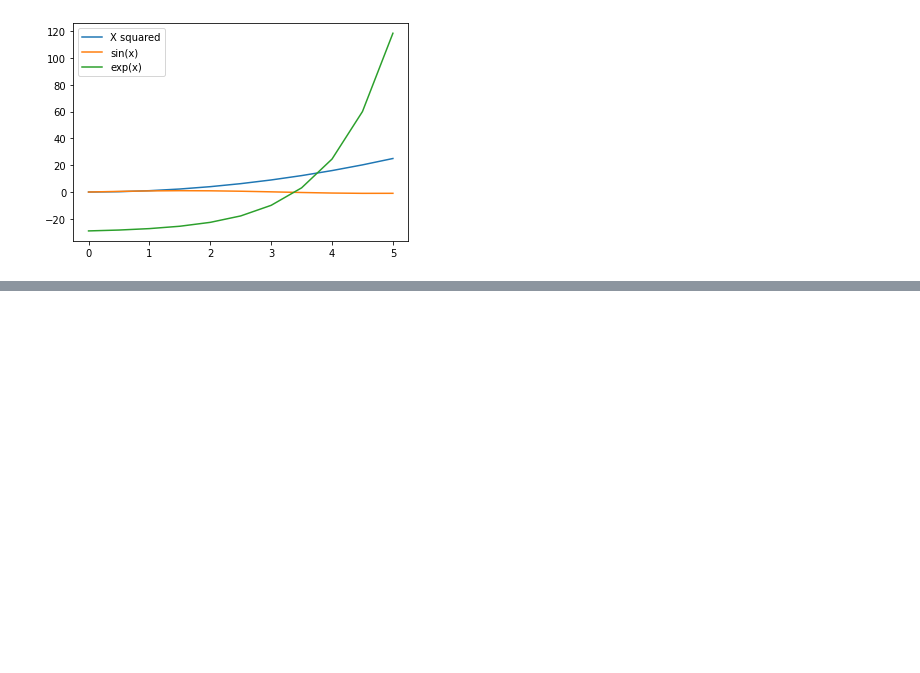
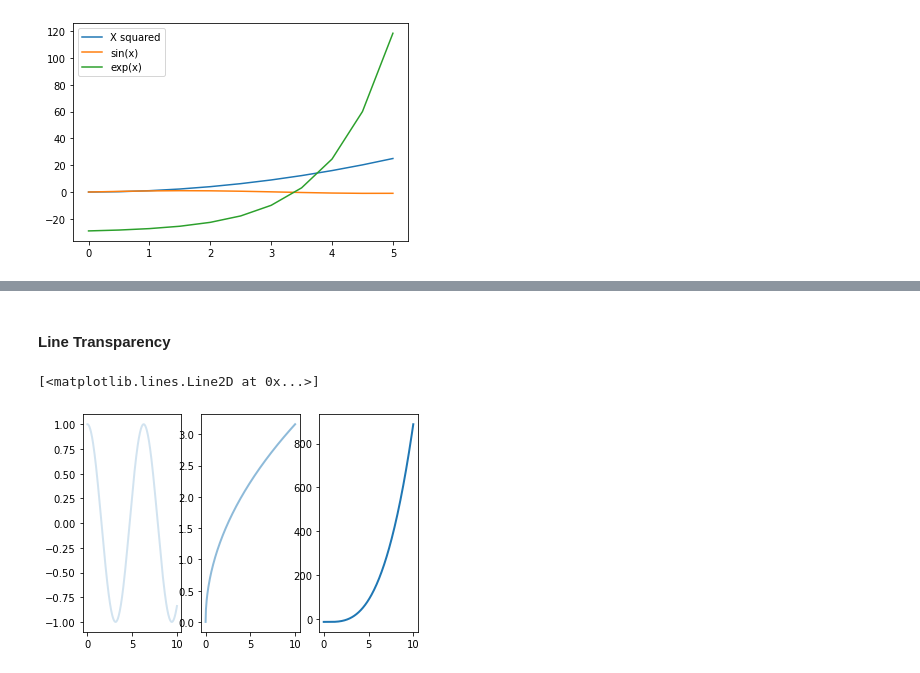
Before and after one commit to kamelCased/learningDataScience, a Jupyter notebook: MatPlotLib.ipynb, the cells around one changed output, grey strips where cells are left out. Saved outputs shown, nothing was run; the diff lists cells and outputs as text; code cells hidden in the pictures; blank space fills up the shorter version.

```diff
--- a/MatPlotLib.ipynb
+++ b/MatPlotLib.ipynb
@@ -346,0 +379,15 @@ ax.legend(loc=0)
+# %% [markdown]
+#### Line Transparency
+# %%
+# Create functions
+x = np.linspace(0,10,250)
+y = [np.cos(x),x ** 0.5, x ** 3 - x ** 2 - 12]
+# Create plots
+fig,ax = plt.subplots(1,3)
+# Set transparency (alpha)
+ax[0].plot(x,y[0],lw=2,alpha=0.2) # Low alpha (high transparency)
+ax[1].plot(x,y[1],lw=2,alpha=0.5) # Medium Alpha (some transparency)
+ax[2].plot(x,y[2],lw=2,alpha=1) # High alpha (no transparency)
+# %% [output]
+[<matplotlib.lines.Line2D at 0x...>]
+[figure, added]
```
Also changed, not shown: parts of 25 cells of this notebook.
